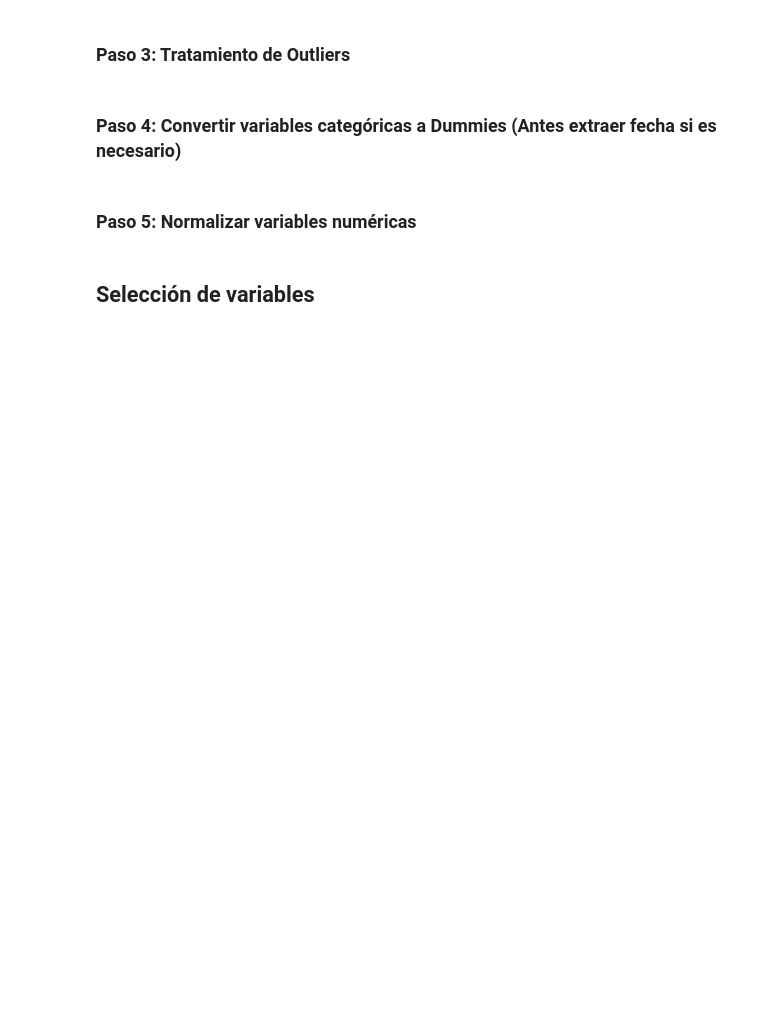
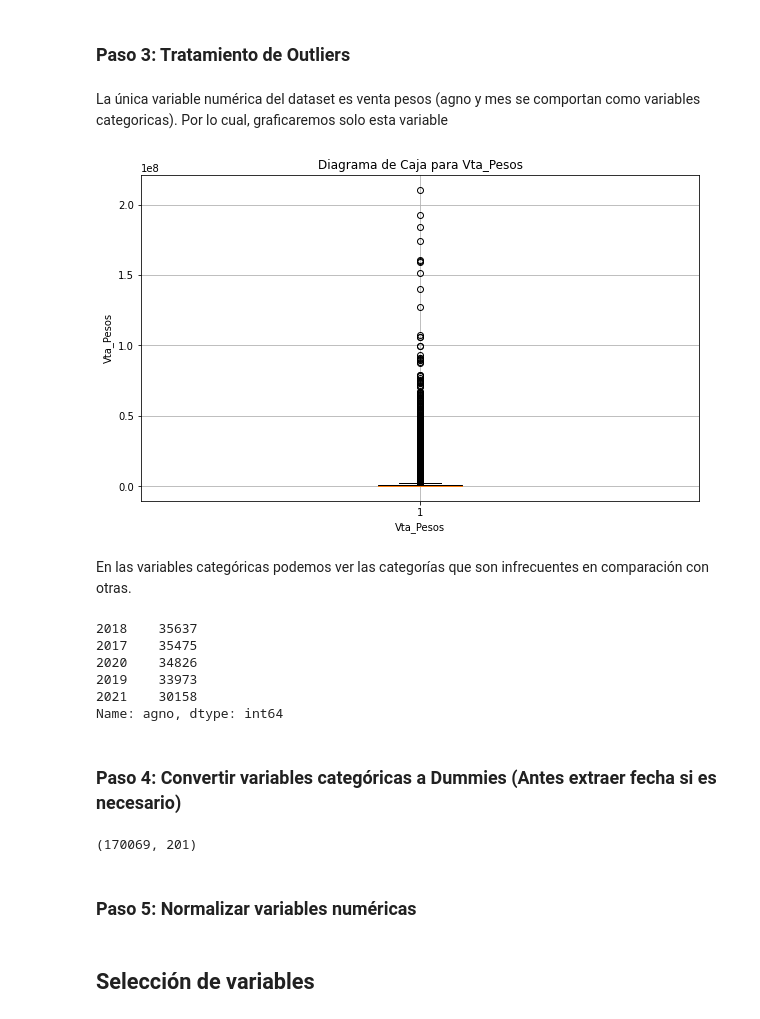
Before and after one commit to mariosanchez5/Proyectos_Machine_Learning, a Jupyter notebook: Proyecto Retail_ML/Proyecto_Retail_ML.ipynb, the cells around one changed output. Cells and saved outputs as stored; diff of their text form; code cells hidden in the pictures; blank space fills up the shorter version.

```diff
--- a/Proyecto Retail_ML/Proyecto_Retail_ML.ipynb
+++ b/Proyecto Retail_ML/Proyecto_Retail_ML.ipynb
@@ -111,0 +133,2 @@ data.duplicated().sum()
+# %%
+data = data.drop(columns=['fabricante'])
@@ -111,0 +137,2 @@ data.duplicated().sum()
+# %%
+data = data.drop(columns=['Vta_Uni','Vta_Kg'])
@@ -111,0 +141,2 @@ data.duplicated().sum()
+# %%
+data = data.drop(columns=['upc'])
@@ -111,0 +145,3 @@ data.duplicated().sum()
+# %%
+data = data.drop_duplicates()
+data.info()
@@ -114,6 +188,34 @@ data.duplicated().sum()
 # %% [markdown]
 ### Paso 3: Tratamiento de Outliers
+# %% [markdown]
+La única variable numérica del dataset es venta pesos (agno y mes se comportan como variables categoricas). Por lo cual, graficaremos solo esta variable
+# %%
+plt.figure(figsize=(10, 6))
+plt.boxplot(data["Vta_Pesos"])
+plt.title('Diagrama de Caja para Vta_Pesos')
+plt.ylabel('Vta_Pesos')
+plt.xlabel('Vta_Pesos')
+plt.grid(True)
+plt.show()
+# %% [output]
+[figure, added]
+# %% [markdown]
+En las variables categóricas podemos ver las categorías que son infrecuentes en comparación con otras.
+# %%
+data['agno'].value_counts()
+# %% [output]
+2018    35637
+2017    35475
+2020    34826
+2019    33973
+2021    30158
+Name: agno, dtype: int64
 # %% [markdown]
 ### Paso 4: Convertir variables categóricas a Dummies (Antes extraer fecha si es necesario)
+# %%
+data = pd.get_dummies(data, columns=["agno", "mes", "descri_item","EMPRESA","marca","Gramaje","Empaque","SEGMENTO","VARIEDAD","CADENA","ZONAS"])
+data.shape
+# %% [output]
+(170069, 201)
 # %% [markdown]
 ### Paso 5: Normalizar variables numéricas
```
Also changed, not shown: parts of 23 cells of this notebook, 1 other file.
